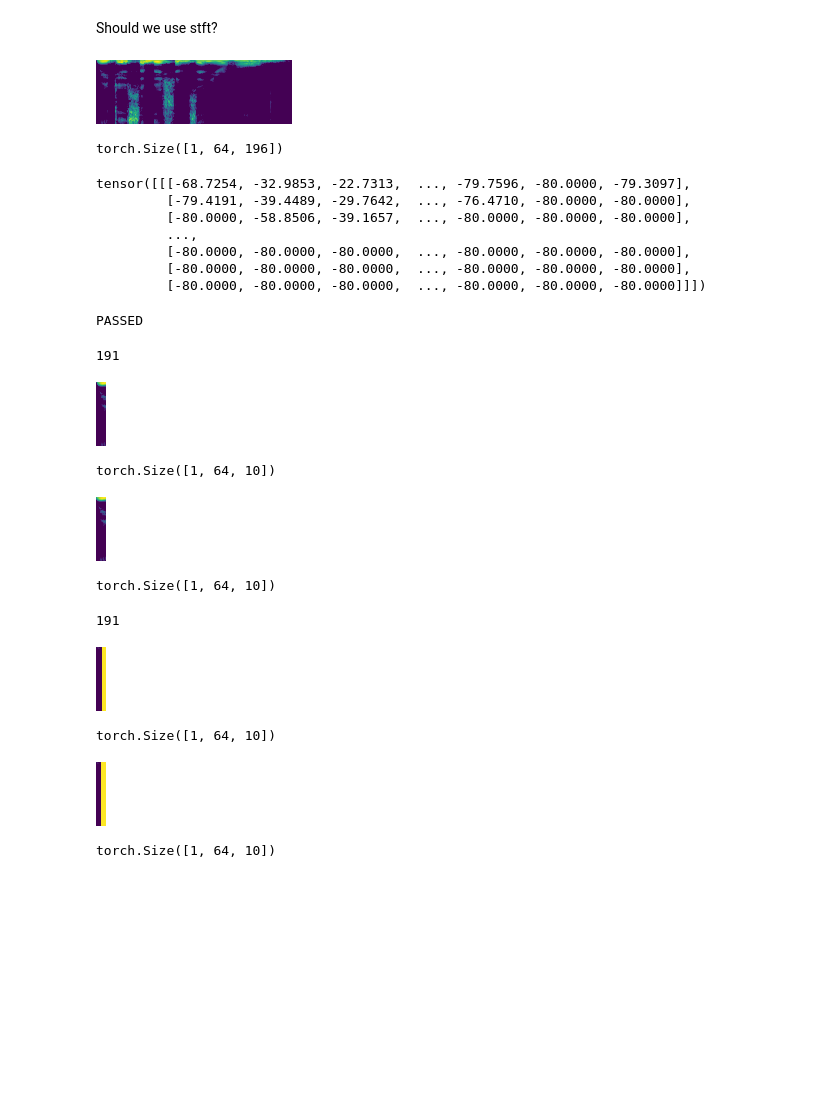
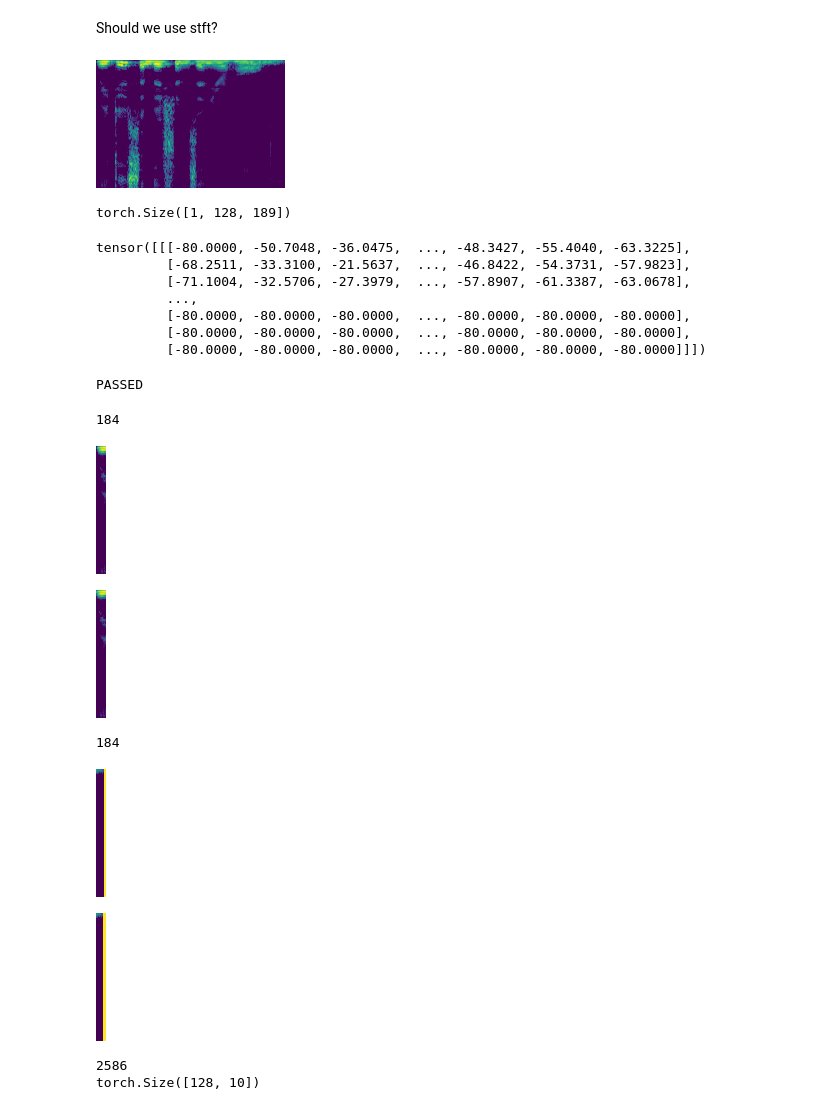
Before and after one commit to zcaceres/fastai-audio, a Jupyter notebook: Audio-LSTM.ipynb, the cells around one changed output. Drawn from its saved outputs; the diff is of its cells as text; code cells hidden in the pictures; blank space fills up the shorter version.

```diff
--- a/Audio-LSTM.ipynb
+++ b/Audio-LSTM.ipynb
@@ -42,4 +41,6 @@ wavs = wavs * 100
 twenty_percent = int(len(wavs) * 0.2)
+# %%
+wavs = wavs[:200]
 # %%
 sig, sr = torchaudio.load(str(wavs[0]))
 # %%
@@ -55,37 +56,37 @@ len(train), len(valid)
 # %% [markdown]
 Should we use stft?
 # %%
-def trim_start(spectro, min_spectro=-80.):
+def trim_start(spectro, min_spectro=-79.9):
     for col in range(0, spectro.shape[2]):
         m = spectro[:,:,col].mean()
         if m > min_spectro:
             return spectro[:,:,col:]
 # %%
-def trim_end(spectro, min_spectro=-80.):
+def trim_end(spectro, min_spectro=-79.9):
     for i in range(1, spectro.shape[2]):
         col = spectro.shape[2] - i
         m = spectro[:,:,col].mean()
         if m > min_spectro:
             return spectro[:,:,:col]
 # %%
-def wav_to_spectro(p):
+def file_to_spectro(p):
     aud = AudioData.load(p)
-    img=tfm_spectro(aud, n_mels=64, ws=300, n_fft=1024, to_db_scale=True)
+    img = tfm_spectro(aud, n_mels=128, ws=300, n_fft=1024, to_db_scale=True)
     img = trim_start(img)
     img = trim_end(img)
     return img
 # %%
-def test_wav_to_spectro():
-    img = wav_to_spectro(wavs[1])
+def test_file_to_spectro():
+    img = file_to_spectro(wavs[1])
     display(Image(img),img.shape)
     print(img[:10])
-test_wav_to_spectro()
+test_file_to_spectro()
 # %% [output]
-[figure, old version]
+[figure, new version]
-torch.Size([1, 64, 196])
+torch.Size([1, 128, 189])
-tensor([[[-68.7254, -32.9853, -22.7313,  ..., -79.7596, -80.0000, -79.3097],
-         [-79.4191, -39.4489, -29.7642,  ..., -76.4710, -80.0000, -80.0000],
-         [-80.0000, -58.8506, -39.1657,  ..., -80.0000, -80.0000, -80.0000],
+tensor([[[-80.0000, -50.7048, -36.0475,  ..., -48.3427, -55.4040, -63.3225],
+         [-68.2511, -33.3100, -21.5637,  ..., -46.8422, -54.3731, -57.9823],
+         [-71.1004, -32.5706, -27.3979,  ..., -57.8907, -61.3387, -63.0678],
          ...,
          [-80.0000, -80.0000, -80.0000,  ..., -80.0000, -80.0000, -80.0000],
          [-80.0000, -80.0000, -80.0000,  ..., -80.0000, -80.0000, -80.0000],
@@ -128,22 +132,18 @@ def sequencify_and_label(spectro, seq_len=10, default_pad=default_pad):
         ret.append((x, y))
     return ret
 # %%
-def test_sequencify_and_label(col):
-    list_x_and_y = sequencify_and_label(data_item)
+def test_sequencify_and_label(col, seq_len):
+    list_x_and_y = sequencify_and_label(data_item, seq_len)
     print(len(list_x_and_y))
     tup_x_and_y = list_x_and_y[col]
-    display(Image(tup_x_and_y[0]),tup_x_and_y[0].shape)
-    display(Image(tup_x_and_y[1]),tup_x_and_y[1].shape)
-test_sequencify_and_label(0)
-test_sequencify_and_label(190)
+    display(Image(tup_x_and_y[0].unsqueeze(0)))
+    display(Image(tup_x_and_y[1].unsqueeze(0)))
+test_sequencify_and_label(0, 10)
+test_sequencify_and_label(data_item.shape[2] - 8, 10)
 # %% [output]
-191
+184
-[figure, old version]
+[figure, new version]
+[figure, new version]
-torch.Size([1, 64, 10])
+184
-[figure, old version]
-torch.Size([1, 64, 10])
-191
-[figure, old version]
+[figure, new version]
-torch.Size([1, 64, 10])
-[figure, old version]
+[figure, new version]
-torch.Size([1, 64, 10])
@@ -149,0 +161,12 @@ torch.Size([1, 64, 10])
+# %%
+def test_files_to_x_y_seq():
+    res = files_to_x_y_seq(train[:10], 10)
+    print(len(res))
+    assert isinstance(res, list)
+    assert isinstance(res[0], tuple)
+    assert res[0][0].shape == res[0][1].shape
+    print(res[0][0].shape)
+test_files_to_x_y_seq()
+# %% [output]
+2586
+torch.Size([128, 10])
```
Also changed, not shown: parts of 21 cells of this notebook.
